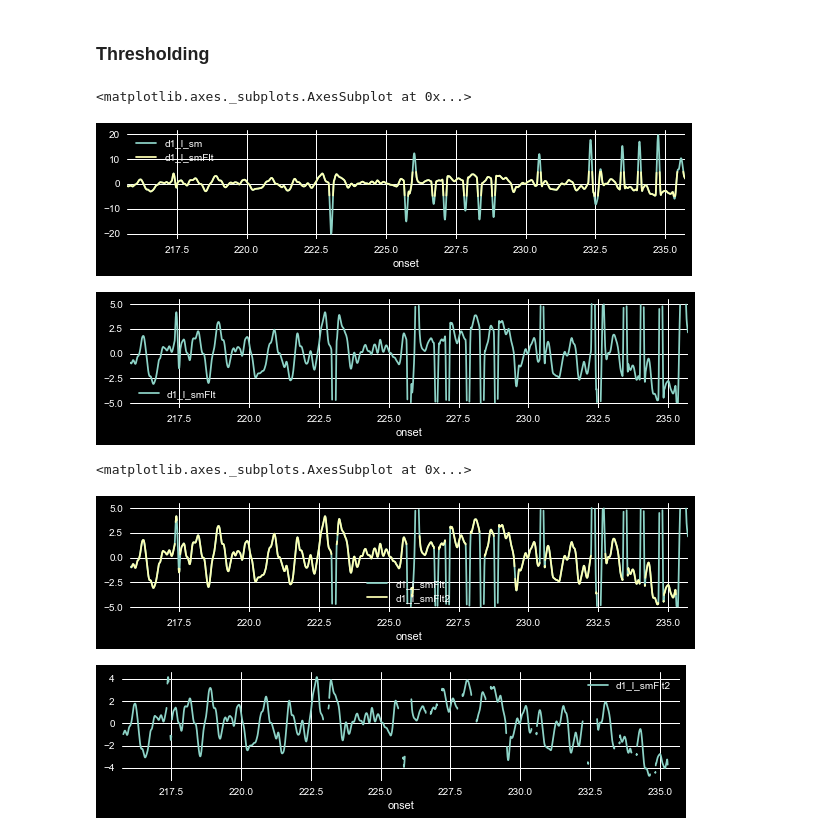
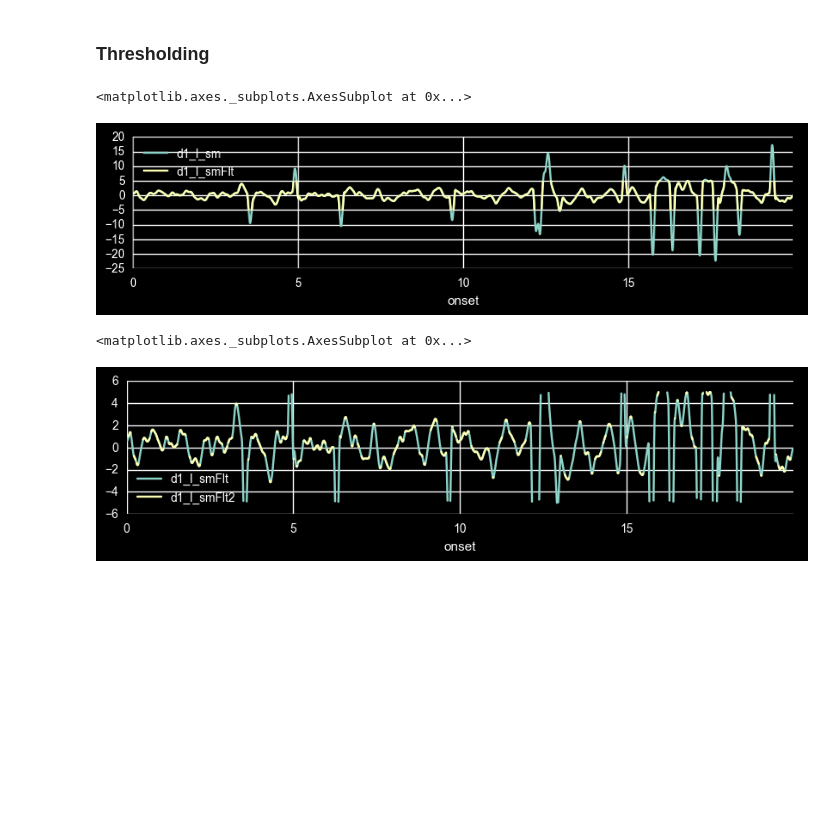
Before and after one commit to egorananyev/dg, a Jupyter notebook: an/em.ipynb, the cells around one changed output. Drawn from its saved outputs; the diff is of its cells as text; code cells hidden in the pictures; blank space fills up the shorter version.

```diff
--- a/an/em.ipynb
+++ b/an/em.ipynb
@@ -169,6 +178,7 @@ trialSamps.head(5)
 emdf = pd.DataFrame({'dg_l' : trialSamps['x_l'] / -45.7 + 42.7/2,
                      'dg_r' : trialSamps['x_r'] / -45.7 + 42.7/2
                     })
-emdf.index = trialSamps.index / 977.75
+emdf.index = trialSamps.index / 977.75 - (trialSamps.index[0]/977.75)
+emdf['dg_b'] = (emdf.dg_l + emdf.dg_r) / 2 # both eyes / average
 emdf.head(5)
 # %% [output]
@@ -201,9 +211,9 @@ emdf.plot(y=['dg_l','dg_r'], figsize=[10,2])
 # Derivatives:
 emdf['d1_l'] = np.gradient(emdf['dg_l'])*977.75 # velocity
 emdf['d1_r'] = np.gradient(emdf['dg_r'])*977.75
-emdf['d2_l'] = np.gradient(emdf['d1_l']) # acceleration
-emdf['d2_r'] = np.gradient(emdf['d1_r'])
-emdf['d3_l'] = np.gradient(emdf['d2_l']) # derivative of acceleration
-emdf['d3_r'] = np.gradient(emdf['d2_r'])
+emdf['d2_l'] = np.gradient(emdf['d1_l'])*977.75 # acceleration
+emdf['d2_r'] = np.gradient(emdf['d1_r'])*977.75
+#emdf['d3_l'] = np.gradient(emdf['d2_l']) # derivative of acceleration
+#emdf['d3_r'] = np.gradient(emdf['d2_r'])
 emdf.head(5)
 # %% [output]
@@ -233,8 +243,6 @@ emdf['d1_l_sm'] = smooth(np.array(emdf.d1_l), window_len)
 emdf['d1_r_sm'] = smooth(np.array(emdf.d1_r), window_len)
 emdf['d2_l_sm'] = smooth(np.array(emdf.d2_l), window_len)
 emdf['d2_r_sm'] = smooth(np.array(emdf.d2_r), window_len)
-emdf['d3_l_sm'] = smooth(np.array(emdf.d3_l), window_len)
-emdf['d3_r_sm'] = smooth(np.array(emdf.d3_r), window_len)
 # %%
 emdf.head()
 # %% [output]
@@ -271,24 +270,22 @@ emdf.plot(y=['d3_l_sm'], figsize=[10,2])
 # %% [markdown]
 ### Thresholding
 # %%
-threshSm = [5,.1,.05]
+threshSm = [5,20]
 # %%
 emdf['d1_l_smFlt'] = emdf.d1_l_sm
 emdf.ix[emdf.d1_l_sm>threshSm[0], 'd1_l_smFlt'] = np.nan #.5
 emdf.ix[emdf.d1_l_sm<-threshSm[0], 'd1_l_smFlt'] = np.nan #-.5
 emdf.plot(y=['d1_l_sm','d1_l_smFlt'], figsize=[10,2])
-emdf.plot(y=['d1_l_smFlt'], figsize=[10,2])
+#emdf.plot(y=['d1_l_smFlt'], figsize=[10,2])
 # %% [output]
 <matplotlib.axes._subplots.AxesSubplot at 0x...>
-[figure, old version]
+[figure, new version]
-[figure, removed]
 # %%
 emdf['d1_l_smFlt2'] = emdf.d1_l_smFlt
 emdf.ix[emdf.d2_l_sm>threshSm[1], 'd1_l_smFlt2'] = np.nan #.5
 emdf.ix[emdf.d2_l_sm<-threshSm[1], 'd1_l_smFlt2'] = np.nan #-.5
 emdf.plot(y=['d1_l_smFlt','d1_l_smFlt2'], figsize=[10,2])
-emdf.plot(y=['d1_l_smFlt2'], figsize=[10,2])
+#emdf.plot(y=['d1_l_smFlt2'], figsize=[10,2])
 # %% [output]
 <matplotlib.axes._subplots.AxesSubplot at 0x...>
-[figure, old version]
+[figure, new version]
-[figure, removed]
```
Also changed, not shown: parts of 23 cells of this notebook, 1 other file.
